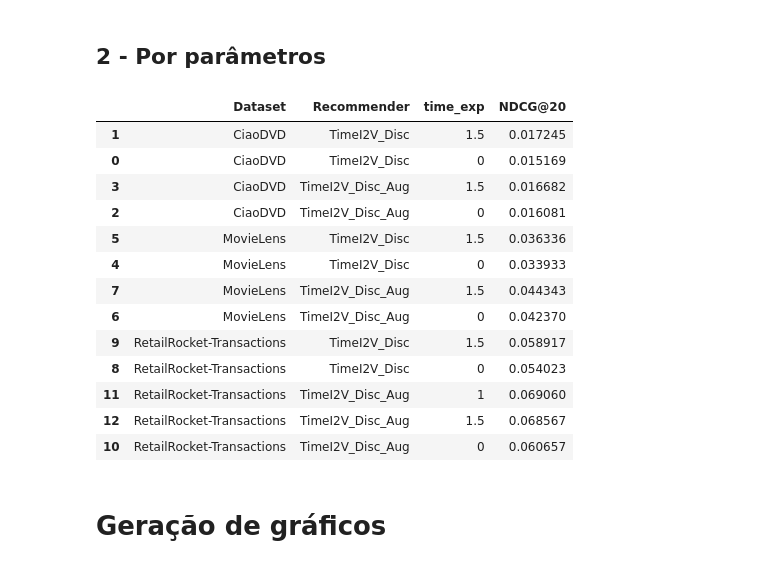
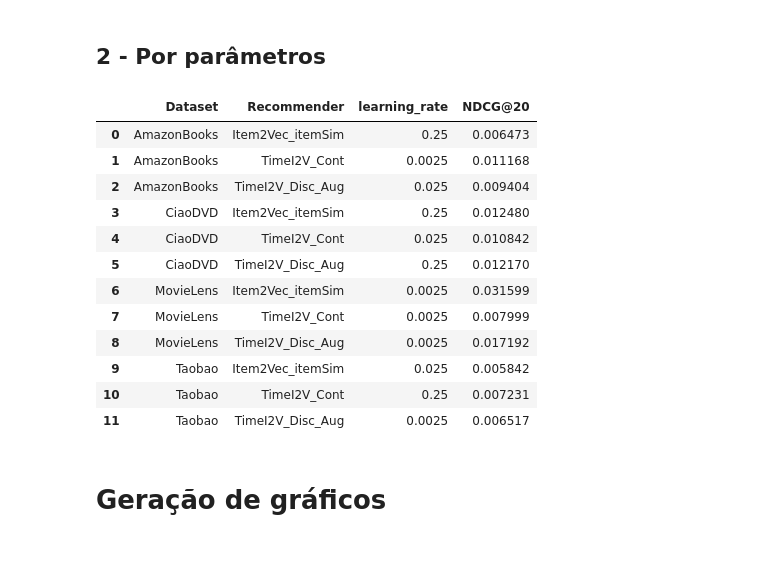
Before and after one commit to UFSCar-LaSID/tai2vec, a Jupyter notebook: Graficos_Bracis.ipynb, the cells around one changed output. Drawn from its saved outputs; the diff is of its cells as text; code cells hidden in the pictures.

```diff
--- a/Graficos_Bracis.ipynb
+++ b/Graficos_Bracis.ipynb
@@ -28,7 +59,7 @@ best_column = 'NDCG@15'
 metric_type = ["Prec", "Rec", "F1_Score", "Hit_Rate", "NDCG"]
 top_k = [3, 5, 10, 20]
 
-main_path = "results/metrics/validation"
+main_path = "results/metrics/test"
 main_file = os.listdir(main_path)
 
 dataframes = []
@@ -85,42 +117,45 @@ display(df_display)
 # %%
 pd.set_option('display.max_rows', 100)
 
-def metrics_per_parameter(df, df_name, parameter_name):
+def metrics_per_parameter(df, df_name, parameters):
 
     def extract_parameter_value(param_str, target_param):
         params = dict(item.split('=') for item in param_str.split('@'))
         return params.get(target_param, None)
 
     if df_name != 'all':
         df = df[df['Dataset'] == df_name].copy()
 
-    df[parameter_name] = df['Parameters'].apply(lambda x: extract_parameter_value(x, parameter_name))
+    df = df[df['Recommender'] != 'ALS']
+    df = df[df['Recommender'] != 'BPR']
+
+    for parameter_name in parameters:
+        df[parameter_name] = df['Parameters'].apply(lambda x: extract_parameter_value(x, parameter_name))
 
     best_values = (
-        df.groupby(['Dataset', 'Recommender', parameter_name])['NDCG@20']
+        df.groupby(['Dataset', 'Recommender'] + parameters)['NDCG@20']
         .max()
         .reset_index()
         .sort_values(by=['Dataset', 'Recommender', 'NDCG@20'], ascending=[True, True, False])
     )
 
     return best_values
 
-metrics_per_parameter(metrics_df, 'all', 'time_exp')
+metrics_per_parameter(metrics_df, 'all', ['learning_rate'])
 # %% [output]
-|  | Dataset | Recommender | time_exp | NDCG@20 |
-| 1 | CiaoDVD | TimeI2V_Disc | 1.5 | 0.017245 |
-| 0 | CiaoDVD | TimeI2V_Disc | 0 | 0.015169 |
-| 3 | CiaoDVD | TimeI2V_Disc_Aug | 1.5 | 0.016682 |
-| 2 | CiaoDVD | TimeI2V_Disc_Aug | 0 | 0.016081 |
-| 5 | MovieLens | TimeI2V_Disc | 1.5 | 0.036336 |
-| 4 | MovieLens | TimeI2V_Disc | 0 | 0.033933 |
-| 7 | MovieLens | TimeI2V_Disc_Aug | 1.5 | 0.044343 |
-| 6 | MovieLens | TimeI2V_Disc_Aug | 0 | 0.042370 |
-| 9 | RetailRocket-Transactions | TimeI2V_Disc | 1.5 | 0.058917 |
-| 8 | RetailRocket-Transactions | TimeI2V_Disc | 0 | 0.054023 |
-| 11 | RetailRocket-Transactions | TimeI2V_Disc_Aug | 1 | 0.069060 |
-| 12 | RetailRocket-Transactions | TimeI2V_Disc_Aug | 1.5 | 0.068567 |
-| 10 | RetailRocket-Transactions | TimeI2V_Disc_Aug | 0 | 0.060657 |
+|  | Dataset | Recommender | learning_rate | NDCG@20 |
+| 0 | AmazonBooks | Item2Vec_itemSim | 0.25 | 0.006473 |
+| 1 | AmazonBooks | TimeI2V_Cont | 0.0025 | 0.011168 |
+| 2 | AmazonBooks | TimeI2V_Disc_Aug | 0.025 | 0.009404 |
+| 3 | CiaoDVD | Item2Vec_itemSim | 0.25 | 0.012480 |
+| 4 | CiaoDVD | TimeI2V_Cont | 0.025 | 0.010842 |
+| 5 | CiaoDVD | TimeI2V_Disc_Aug | 0.25 | 0.012170 |
+| 6 | MovieLens | Item2Vec_itemSim | 0.0025 | 0.031599 |
+| 7 | MovieLens | TimeI2V_Cont | 0.0025 | 0.007999 |
+| 8 | MovieLens | TimeI2V_Disc_Aug | 0.0025 | 0.017192 |
+| 9 | Taobao | Item2Vec_itemSim | 0.025 | 0.005842 |
+| 10 | Taobao | TimeI2V_Cont | 0.25 | 0.007231 |
+| 11 | Taobao | TimeI2V_Disc_Aug | 0.0025 | 0.006517 |
 # %% [markdown]
 # Geração de gráficos
 # %%
```
Also changed, not shown: parts of 9 cells of this notebook, 11 other files.
